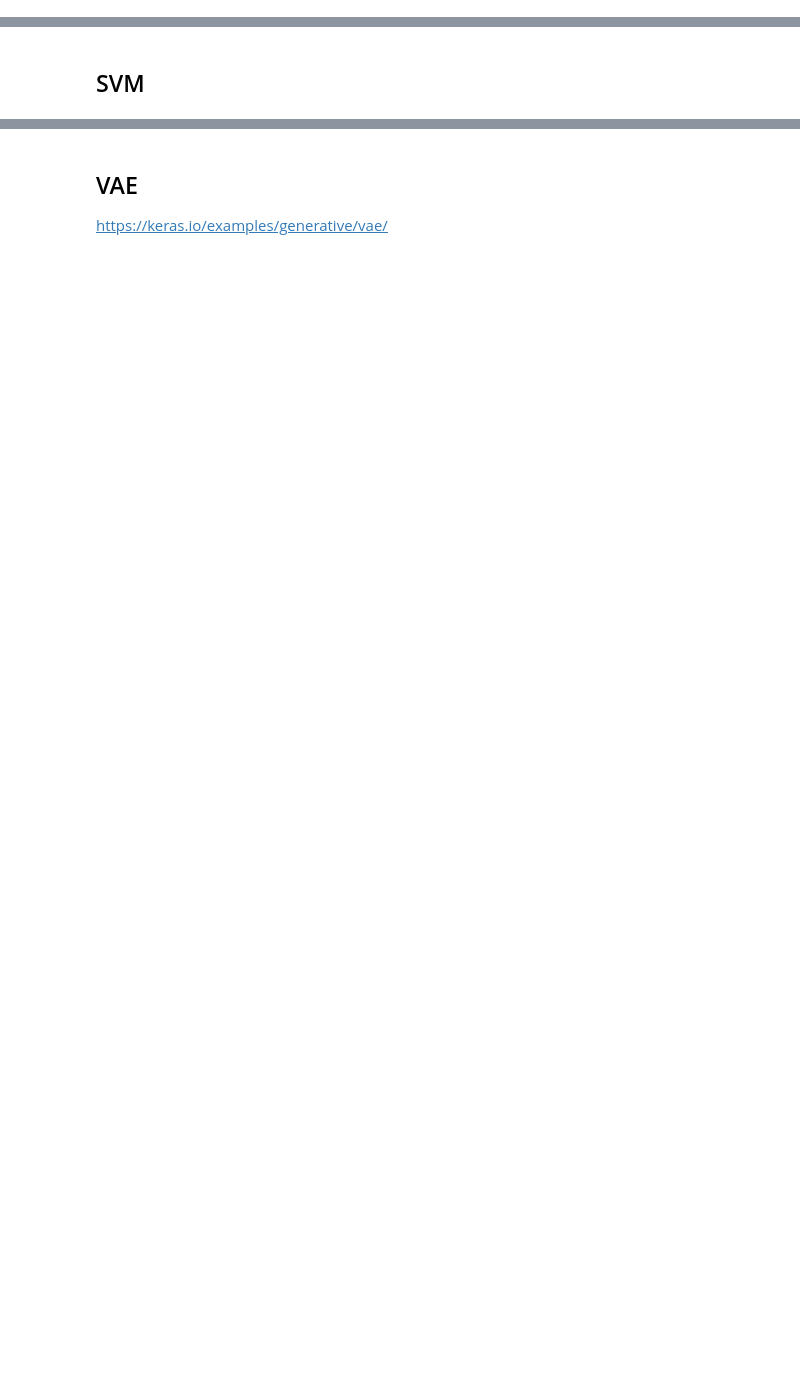
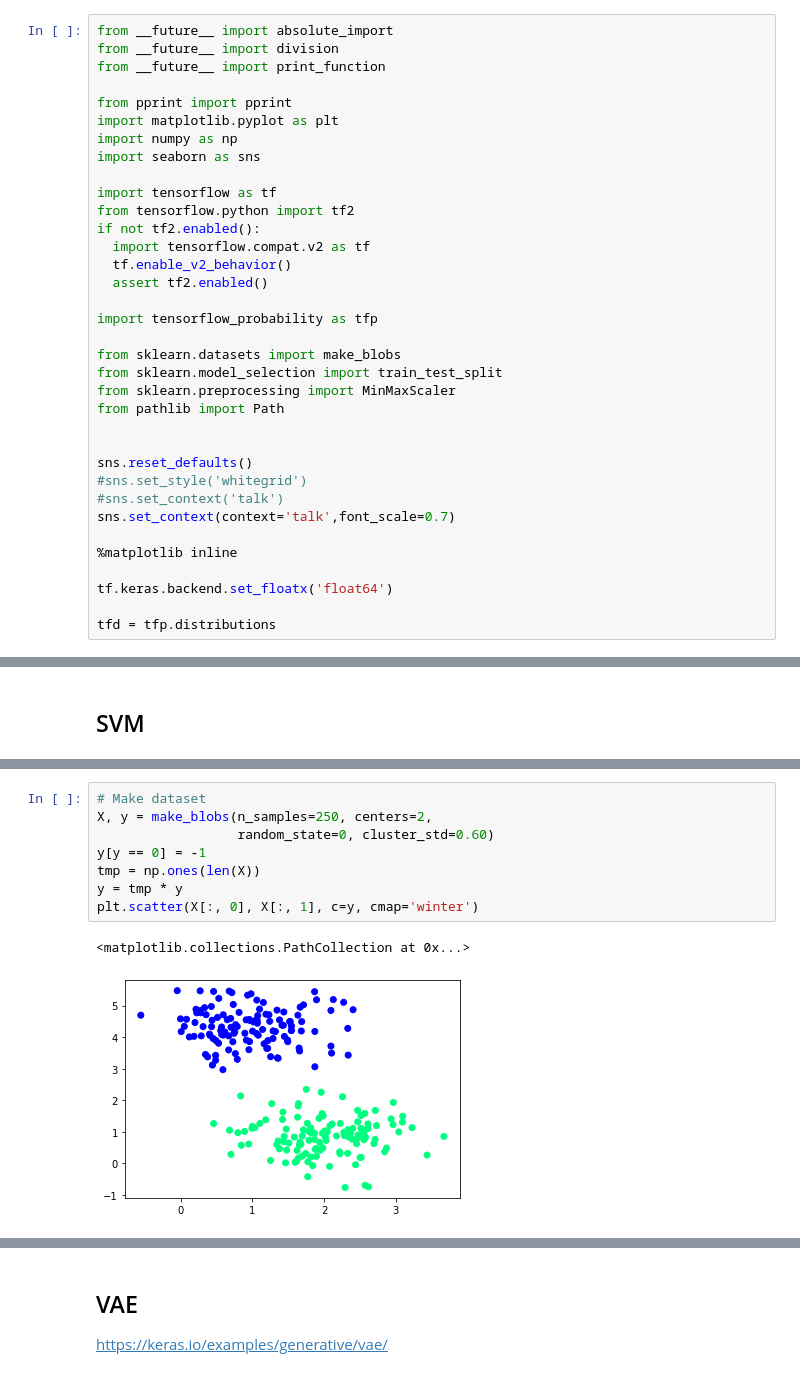
Before and after one commit to alphacentaury-github/NPSS2020, a Jupyter notebook: ML_lecture2.ipynb, the cells around one changed output, grey strips where cells are left out. Saved outputs shown, nothing was run; the diff lists cells and outputs as text; blank space fills up the shorter version.

```diff
--- a/ML_lecture2.ipynb
+++ b/ML_lecture2.ipynb
@@ -28,0 +39,35 @@ https://github.com/watson-ij/knu-keras-tute-2019/blob/master/20190925-mltute-iwa
+# %%
+from __future__ import absolute_import
+from __future__ import division
+from __future__ import print_function
+
+from pprint import pprint
+import matplotlib.pyplot as plt
+import numpy as np
+import seaborn as sns
+
+import tensorflow as tf
+from tensorflow.python import tf2
+if not tf2.enabled():
+  import tensorflow.compat.v2 as tf
+  tf.enable_v2_behavior()
+  assert tf2.enabled()
+
+import tensorflow_probability as tfp
+
+from sklearn.datasets import make_blobs
+from sklearn.model_selection import train_test_split
+from sklearn.preprocessing import MinMaxScaler
+from pathlib import Path
+
+
+sns.reset_defaults()
+#sns.set_style('whitegrid')
+#sns.set_context('talk')
+sns.set_context(context='talk',font_scale=0.7)
+
+%matplotlib inline
+
+tf.keras.backend.set_floatx('float64')
+
+tfd = tfp.distributions
@@ -40,0 +191,11 @@ from sklearn.metrics import confusion_matrix
+# %%
+# Make dataset
+X, y = make_blobs(n_samples=250, centers=2,
+                  random_state=0, cluster_std=0.60)
+y[y == 0] = -1
+tmp = np.ones(len(X))
+y = tmp * y
+plt.scatter(X[:, 0], X[:, 1], c=y, cmap='winter')
+# %% [output]
+<matplotlib.collections.PathCollection at 0x...>
+[figure, added]
```
Also changed, not shown: parts of 13 cells of this notebook, 3 other files.
